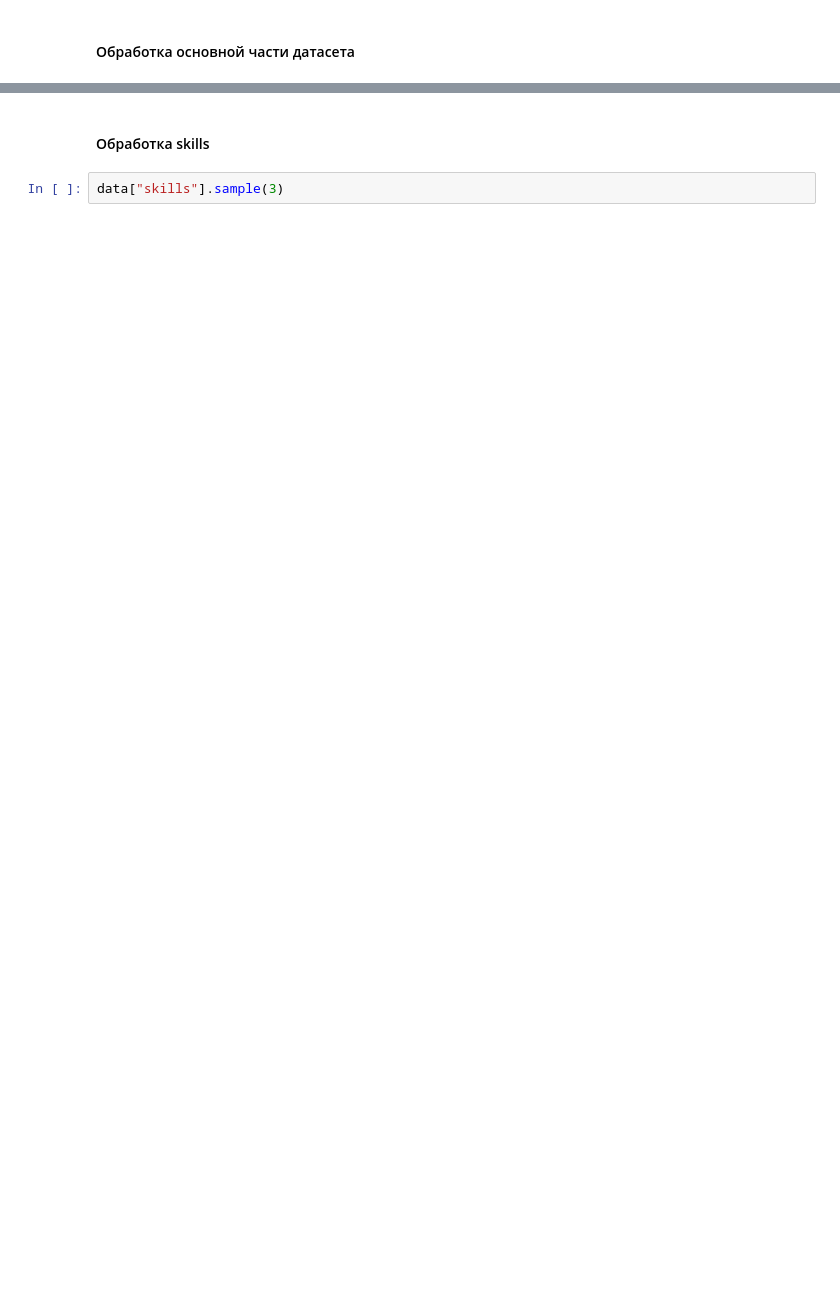
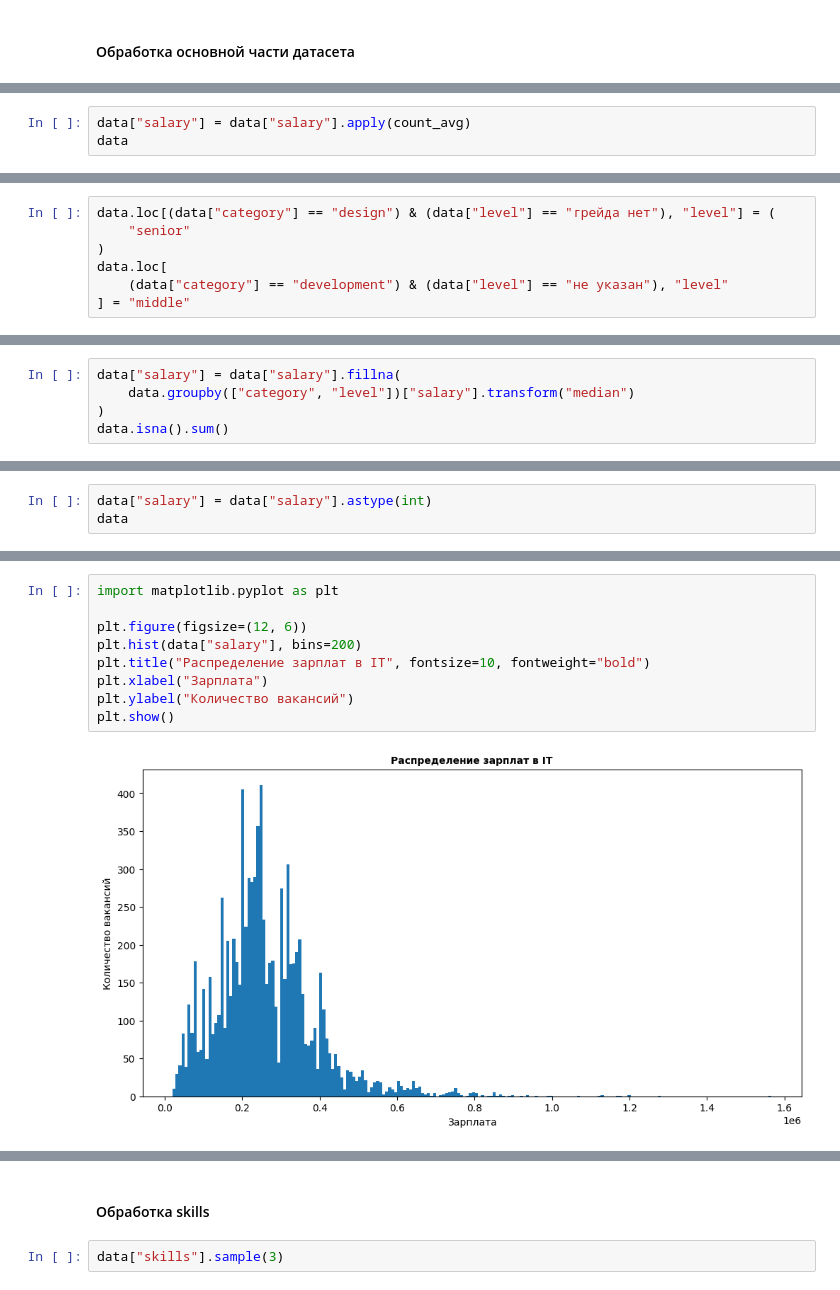
Before and after one commit to kmvitik/smadimo_group_project_2_scraping_api, a Jupyter notebook: hirehi/hirehi_eda.ipynb, the cells around one changed output, grey strips where cells are left out. Drawn from its saved outputs; the diff is of its cells as text; blank space fills up the shorter version.

```diff
--- a/hirehi/hirehi_eda.ipynb
+++ b/hirehi/hirehi_eda.ipynb
@@ -17,0 +222,3 @@ data = pd.read_csv("hirehi_vacancys.csv")
+# %%
+data["salary"] = data["salary"].apply(count_avg)
+data
@@ -17,0 +352,7 @@ data = pd.read_csv("hirehi_vacancys.csv")
+# %%
+data.loc[(data["category"] == "design") & (data["level"] == "грейда нет"), "level"] = (
+    "senior"
+)
+data.loc[
+    (data["category"] == "development") & (data["level"] == "не указан"), "level"
+] = "middle"
@@ -17,0 +372,5 @@ data = pd.read_csv("hirehi_vacancys.csv")
+# %%
+data["salary"] = data["salary"].fillna(
+    data.groupby(["category", "level"])["salary"].transform("median")
+)
+data.isna().sum()
@@ -17,0 +404,3 @@ data = pd.read_csv("hirehi_vacancys.csv")
+# %%
+data["salary"] = data["salary"].astype(int)
+data
@@ -17,0 +421,11 @@ data = pd.read_csv("hirehi_vacancys.csv")
+# %%
+import matplotlib.pyplot as plt
+
+plt.figure(figsize=(12, 6))
+plt.hist(data["salary"], bins=200)
+plt.title("Распределение зарплат в IT", fontsize=10, fontweight="bold")
+plt.xlabel("Зарплата")
+plt.ylabel("Количество вакансий")
+plt.show()
+# %% [output]
+[figure, added]
```
Also changed, not shown: parts of 104 cells of this notebook.
